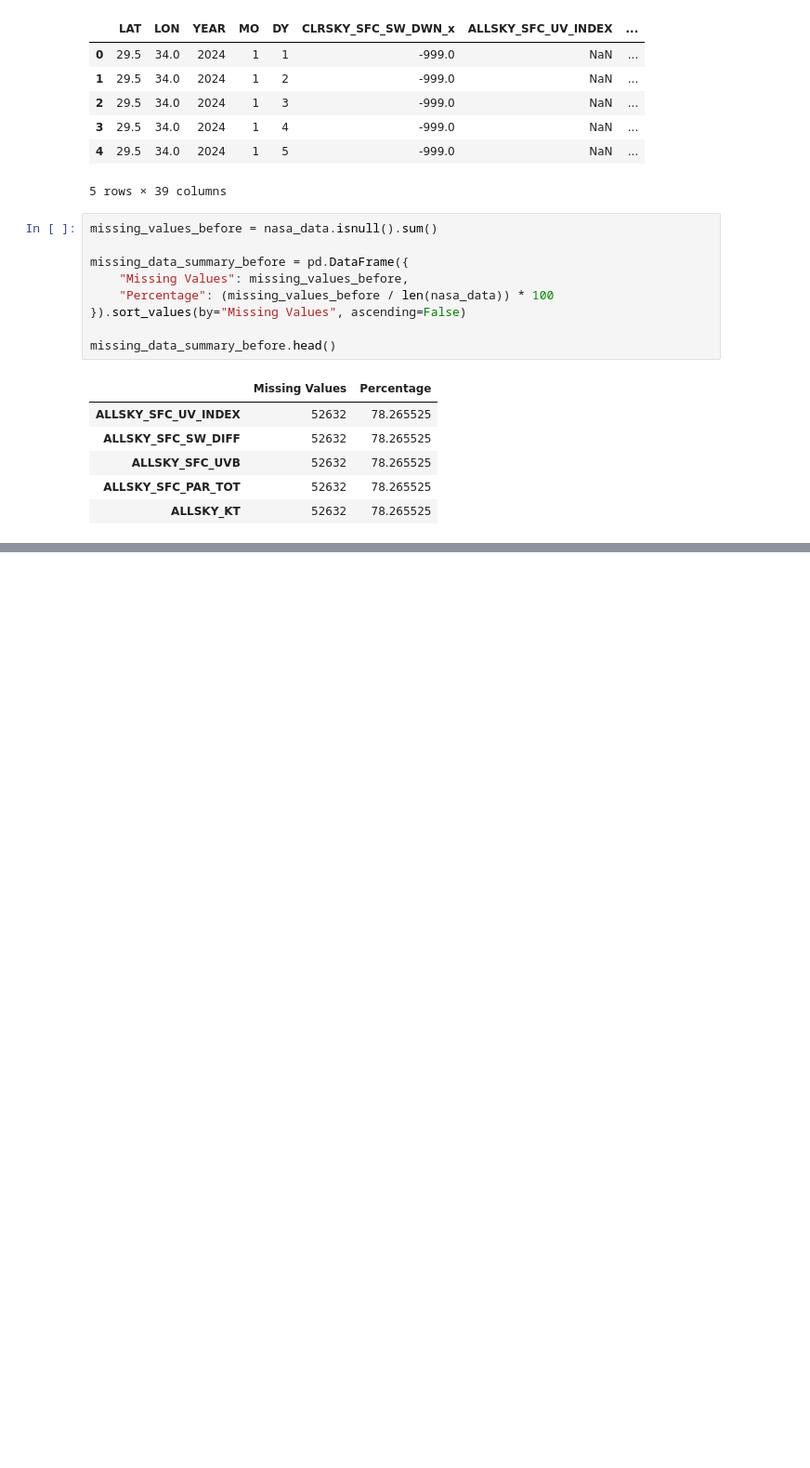
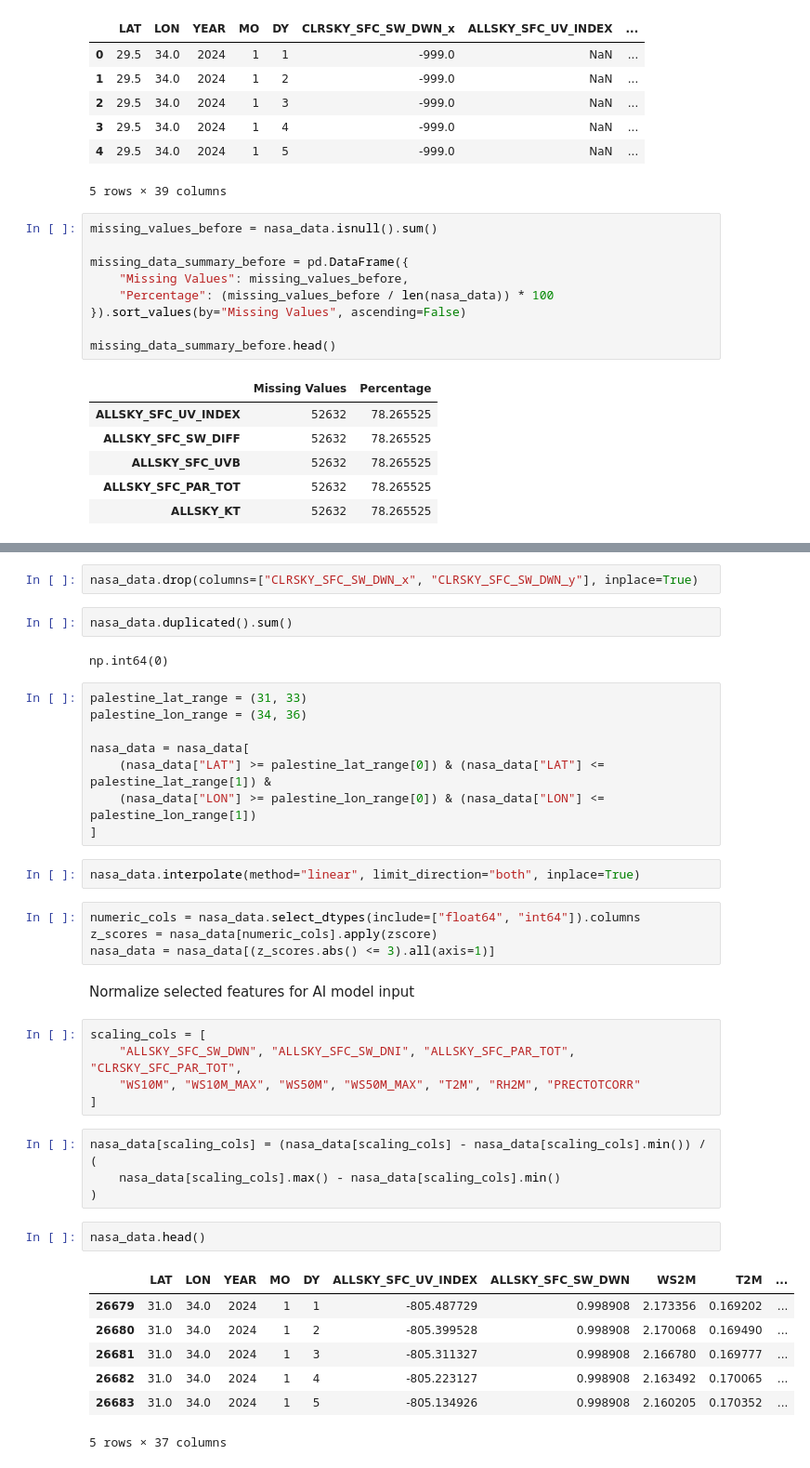
Before and after one commit to Hackathon-TeamP1-1/data-analysis, a Jupyter notebook: nasa_dataset_inspection.ipynb, the cells around one changed output, grey strips where cells are left out. Shown: that part at 93% size. Drawn from its saved outputs; the diff is of its cells as text; blank space fills up the shorter version.

```diff
--- a/nasa_dataset_inspection.ipynb
+++ b/nasa_dataset_inspection.ipynb
@@ -182,0 +279,41 @@ nasa_data.to_csv("data/nasa/merged/all_variables_merged_interpolated.csv", index
+# %%
+nasa_data.drop(columns=["CLRSKY_SFC_SW_DWN_x", "CLRSKY_SFC_SW_DWN_y"], inplace=True)
+# %%
+nasa_data.duplicated().sum()
+# %% [output]
+np.int64(0)
+# %%
+palestine_lat_range = (31, 33)
+palestine_lon_range = (34, 36)
+
+nasa_data = nasa_data[
+    (nasa_data["LAT"] >= palestine_lat_range[0]) & (nasa_data["LAT"] <= palestine_lat_range[1]) &
+    (nasa_data["LON"] >= palestine_lon_range[0]) & (nasa_data["LON"] <= palestine_lon_range[1])
+]
+# %%
+nasa_data.interpolate(method="linear", limit_direction="both", inplace=True)
+# %%
+numeric_cols = nasa_data.select_dtypes(include=["float64", "int64"]).columns
+z_scores = nasa_data[numeric_cols].apply(zscore)
+nasa_data = nasa_data[(z_scores.abs() <= 3).all(axis=1)]
+# %% [markdown]
+Normalize selected features for AI model input
+# %%
+scaling_cols = [
+    "ALLSKY_SFC_SW_DWN", "ALLSKY_SFC_SW_DNI", "ALLSKY_SFC_PAR_TOT", "CLRSKY_SFC_PAR_TOT",
+    "WS10M", "WS10M_MAX", "WS50M", "WS50M_MAX", "T2M", "RH2M", "PRECTOTCORR"
+]
+# %%
+nasa_data[scaling_cols] = (nasa_data[scaling_cols] - nasa_data[scaling_cols].min()) / (
+    nasa_data[scaling_cols].max() - nasa_data[scaling_cols].min()
+)
+# %%
+nasa_data.head()
+# %% [output]
+|  | LAT | LON | YEAR | MO | DY | ALLSKY_SFC_UV_INDEX | ALLSKY_SFC_SW_DWN | WS2M | T2M | ... |
+| 26679 | 31.0 | 34.0 | 2024 | 1 | 1 | -805.487729 | 0.998908 | 2.173356 | 0.169202 | ... |
+| 26680 | 31.0 | 34.0 | 2024 | 1 | 2 | -805.399528 | 0.998908 | 2.170068 | 0.169490 | ... |
+| 26681 | 31.0 | 34.0 | 2024 | 1 | 3 | -805.311327 | 0.998908 | 2.166780 | 0.169777 | ... |
+| 26682 | 31.0 | 34.0 | 2024 | 1 | 4 | -805.223127 | 0.998908 | 2.163492 | 0.170065 | ... |
+| 26683 | 31.0 | 34.0 | 2024 | 1 | 5 | -805.134926 | 0.998908 | 2.160205 | 0.170352 | ... |
+5 rows × 37 columns
```
Also changed, not shown: parts of 13 cells of this notebook, 5 other files.
